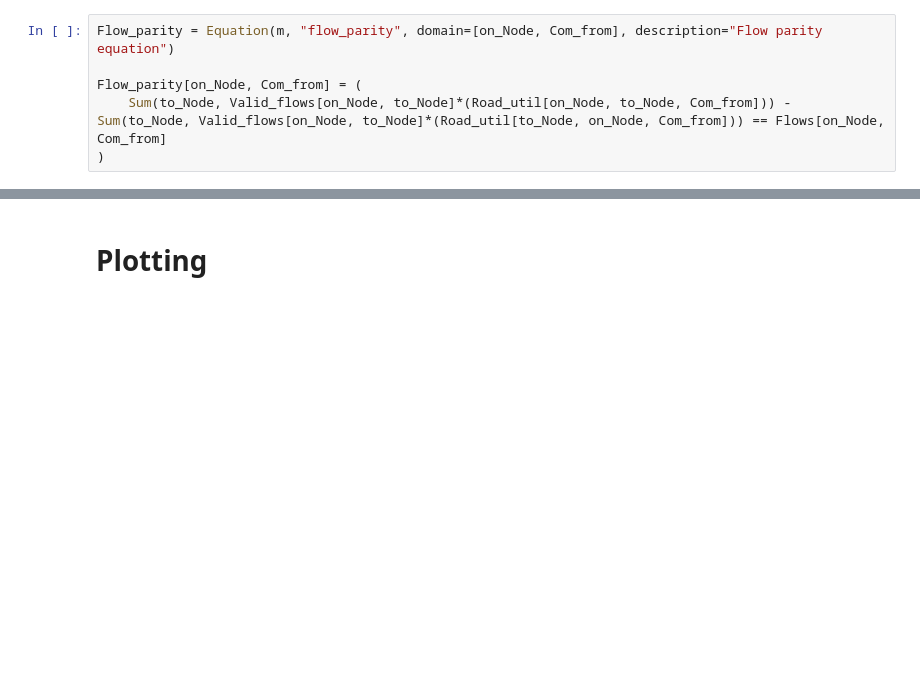
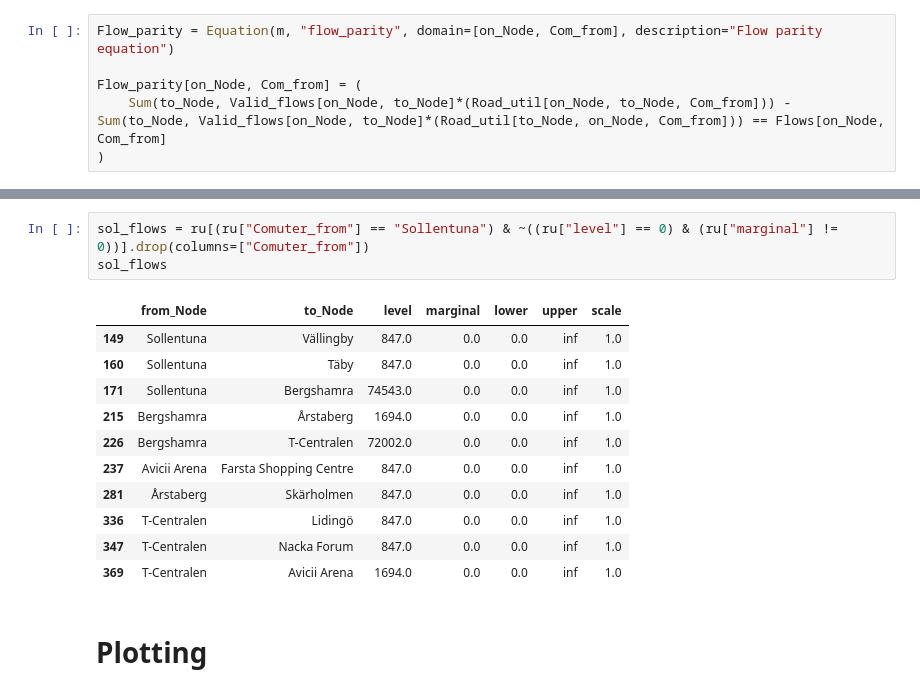
Before and after one commit to aheagel/SF2822, a Jupyter notebook: Project2A.ipynb, the cells around one changed output, grey strips where cells are left out. Saved outputs shown, nothing was run; the diff lists cells and outputs as text; blank space fills up the shorter version.

```diff
--- a/Project2A.ipynb
+++ b/Project2A.ipynb
@@ -204,2 +211,17 @@ Road_util.records
+# %%
+sol_flows = ru[(ru["Comuter_from"] == "Sollentuna") & ~((ru["level"] == 0) & (ru["marginal"] != 0))].drop(columns=["Comuter_from"])
+sol_flows
+# %% [output]
+|  | from_Node | to_Node | level | marginal | lower | upper | scale |
+| 149 | Sollentuna | Vällingby | 847.0 | 0.0 | 0.0 | inf | 1.0 |
+| 160 | Sollentuna | Täby | 847.0 | 0.0 | 0.0 | inf | 1.0 |
+| 171 | Sollentuna | Bergshamra | 74543.0 | 0.0 | 0.0 | inf | 1.0 |
+| 215 | Bergshamra | Årstaberg | 1694.0 | 0.0 | 0.0 | inf | 1.0 |
+| 226 | Bergshamra | T-Centralen | 72002.0 | 0.0 | 0.0 | inf | 1.0 |
+| 237 | Avicii Arena | Farsta Shopping Centre | 847.0 | 0.0 | 0.0 | inf | 1.0 |
+| 281 | Årstaberg | Skärholmen | 847.0 | 0.0 | 0.0 | inf | 1.0 |
+| 336 | T-Centralen | Lidingö | 847.0 | 0.0 | 0.0 | inf | 1.0 |
+| 347 | T-Centralen | Nacka Forum | 847.0 | 0.0 | 0.0 | inf | 1.0 |
+| 369 | T-Centralen | Avicii Arena | 1694.0 | 0.0 | 0.0 | inf | 1.0 |
 # %% [markdown]
 # Plotting
```
Also changed, not shown: parts of 9 cells of this notebook.
